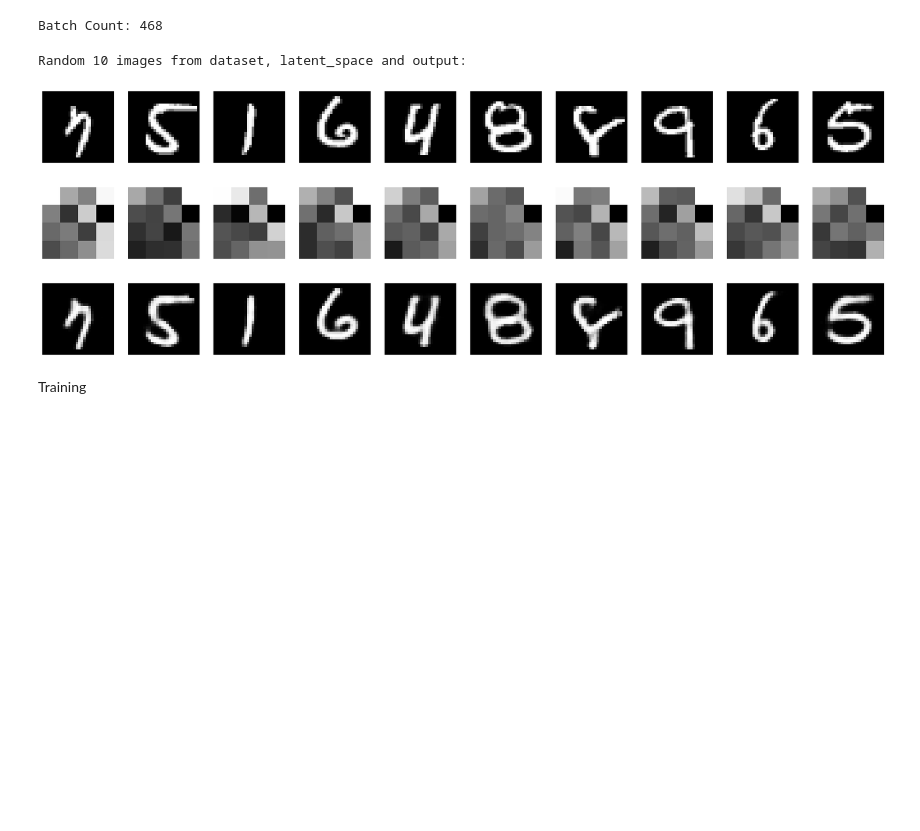
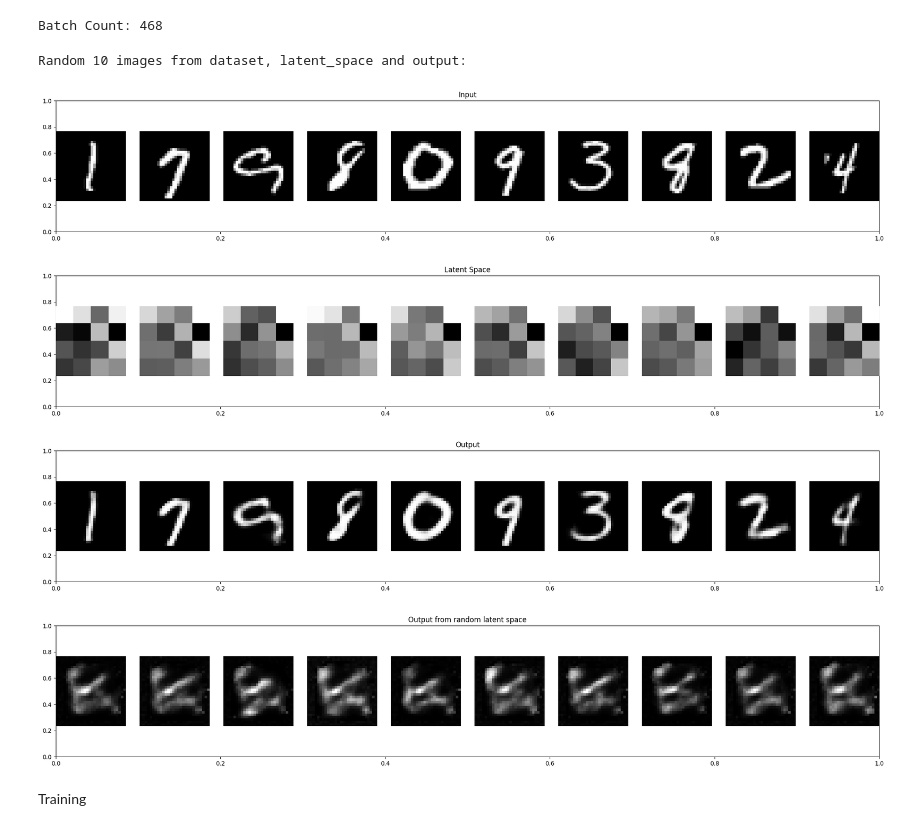
Before and after one commit to hozgur/Fundamentals, a Jupyter notebook: ai/fundamentals/mnist_ae_v2.ipynb, the cells around one changed output. Drawn from its saved outputs; the diff is of its cells as text; code cells hidden in the pictures; blank space fills up the shorter version.

```diff
--- a/ai/fundamentals/mnist_ae_v2.ipynb
+++ b/ai/fundamentals/mnist_ae_v2.ipynb
@@ -98,30 +96,35 @@ for i in range(batch_count):
 # %% [output]
 Batch Count: 468
 # %%
-def plot_images(images,w,h):
+def plot_images(images,w,h,title=''):
     n_images = len(images)
     rows = 1
     cols = n_images
     fig = plt.figure(figsize=(25, 4))
+    plt.title(title)
     for i in range(rows*cols):
         ax = fig.add_subplot(rows, cols, i+1)
         ax.imshow(images[i].view(w,h).cpu().numpy(), cmap='gray')
         ax.axis('off')
 
+
 # Plot the first 10 images
 
 print('Random 10 images from dataset, latent_space and output:')
 rn = np.random.randint(0,batch_count)
-plot_images(gpu_tensor[rn][10:20],28,28)
+plot_images(gpu_tensor[rn][10:20],28,28,'Input')
 latent_space = model.encoder(gpu_tensor[rn][10:20])
-plot_images(latent_space.cpu().detach(),4,4)
+plot_images(latent_space.cpu().detach(),4,4,'Latent Space')
 outputs = model.decoder(latent_space)
-plot_images(outputs.cpu().detach(),28,28)
+plot_images(outputs.cpu().detach(),28,28,'Output')
+latent_noise = torch.randn(10,encoding_dim).to(device)
+plot_images(model.decoder(latent_noise).cpu().detach(),28,28,'Output from random latent space')
 # %% [output]
 Random 10 images from dataset, latent_space and output:
-[figure, old version]
+[figure, new version]
-[figure, old version]
+[figure, new version]
-[figure, old version]
+[figure, new version]
+[figure, added]
 # %% [markdown]
 Training
 # %%
```
Also changed, not shown: parts of 3 cells of this notebook, 2 other files.
